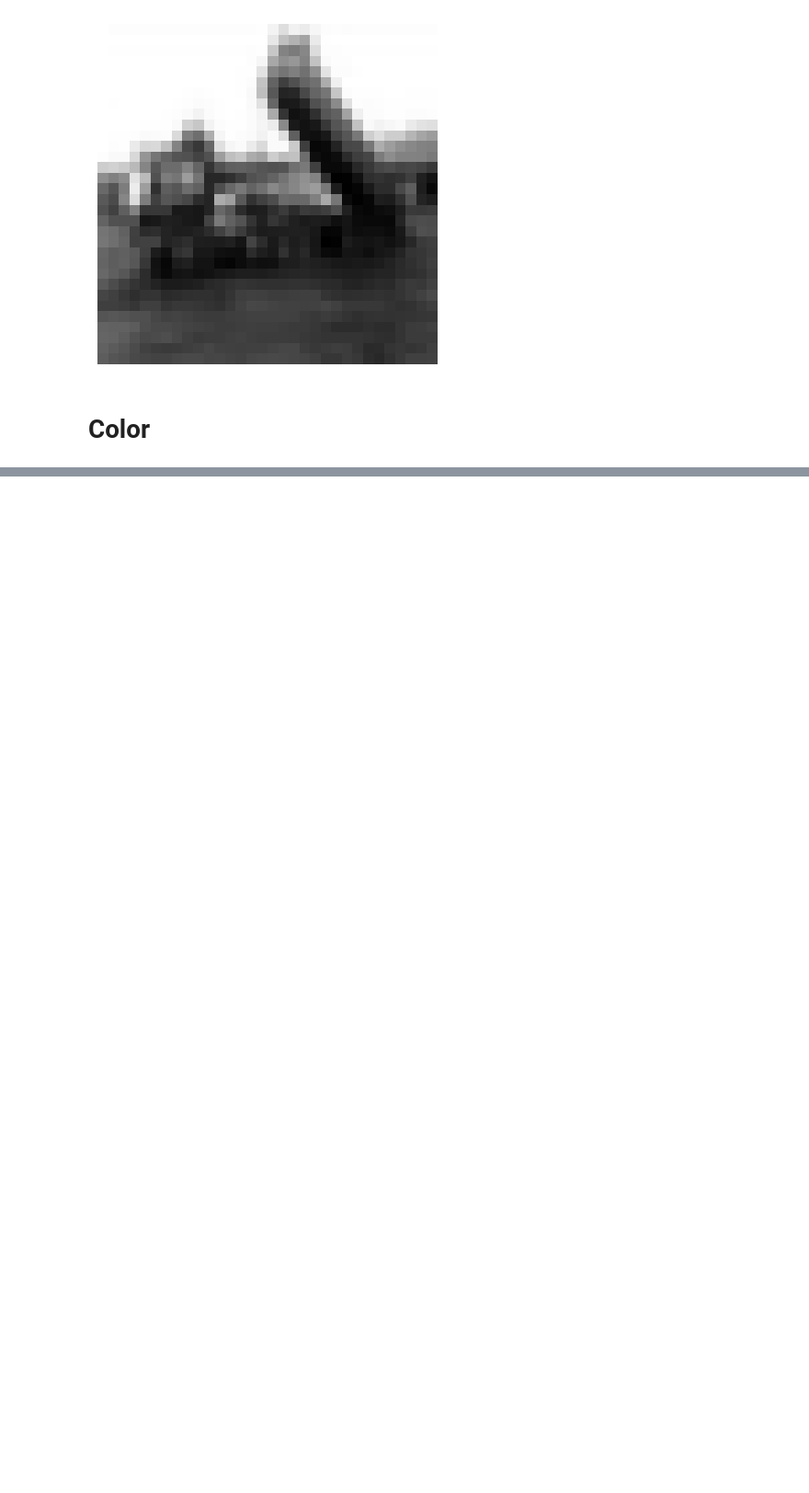
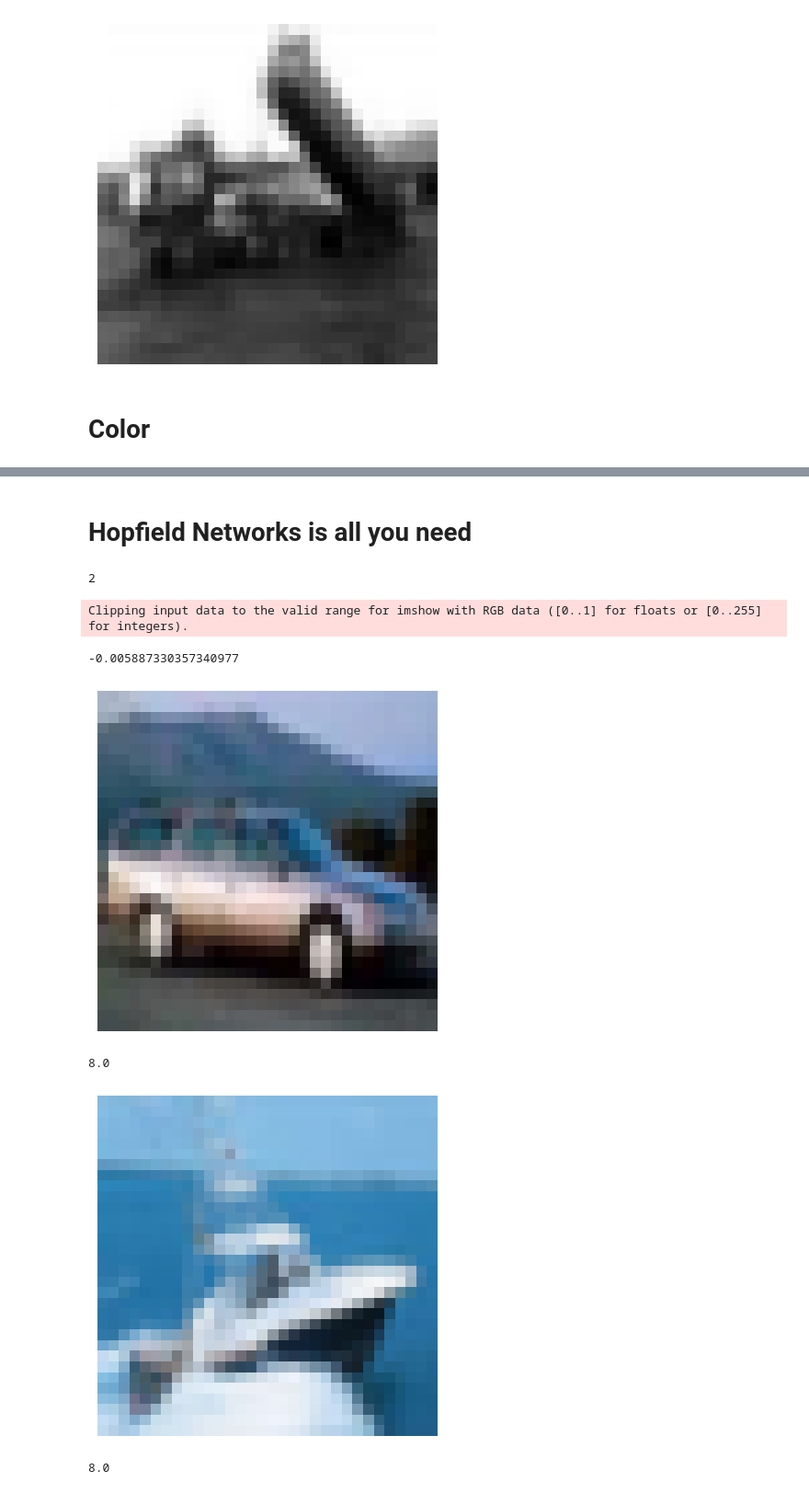
Before and after one commit to daniel-koronthaly/HopfieldImages, a Jupyter notebook: hopfield.ipynb, the cells around one changed output, grey strips where cells are left out. Shown at 92% size. Cells and saved outputs as stored; diff of their text form; code cells hidden in the pictures; blank space fills up the shorter version.

```diff
--- a/hopfield.ipynb
+++ b/hopfield.ipynb
@@ -179,0 +221,55 @@ for image in images:
+# %% [markdown]
+# Hopfield Networks is all you need
+# %%
+def softmax(x):
+    x = x - np.max(x)
+    exp_x = np.exp(x)
+    return exp_x / np.sum(exp_x)
+
+def modern_hopfield_step(X,xi,beta=0.001):
+    xinew = X@softmax(beta*X.T@xi)
+    return xinew
+# %%
+# V = np.random.uniform(-1.0, 1.0, size=(num_neurons))
+V = X[:, 4]
+# choice = np.random.choice(len(images))
+# print(choice)
+# V = X[:, choice]
+
+current_state = V + 0.01 * np.random.randn(*V.shape)
+prev_state = V + 2 * tol
+
+states = [current_state]
+
+iter_count = 0
+
+while np.abs(current_state - prev_state).max() > tol:
+    iter_count += 1
+    prev_state = current_state
+    current_state = modern_hopfield_step(X, prev_state)
+    states.append(current_state)
+
+print(iter_count)
+# %% [output]
+2
+# %%
+if color_enabled:
+    for img in states:
+        print(np.min(img))
+        final_img = img.reshape((32,32,3)) / 255.0
+        plt.imshow(final_img, interpolation='none')
+        plt.axis('off')
+        plt.show()
+else:
+    for img in states:
+        final_img = img.reshape((32,32)) / 255.0
+        plt.imshow(final_img, cmap="gray", interpolation='none')
+        plt.axis('off')
+        plt.show()
+# %% [output]
+Clipping input data to the valid range for imshow with RGB data ([0..1] for floats or [0..255] for integers).
+-0.005887330357340977
+[figure, added]
+8.0
+[figure, added]
+8.0
```
Also changed, not shown: parts of 14 cells of this notebook.
